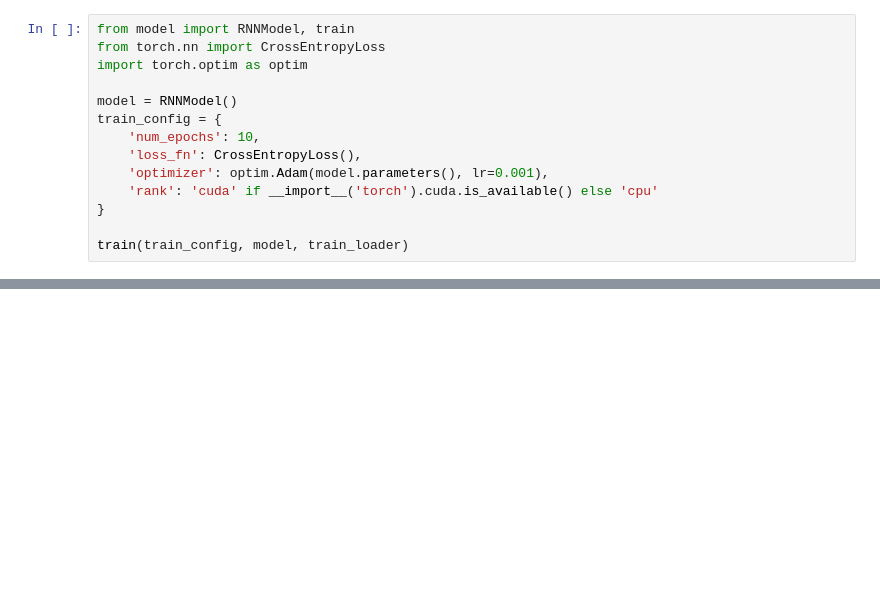
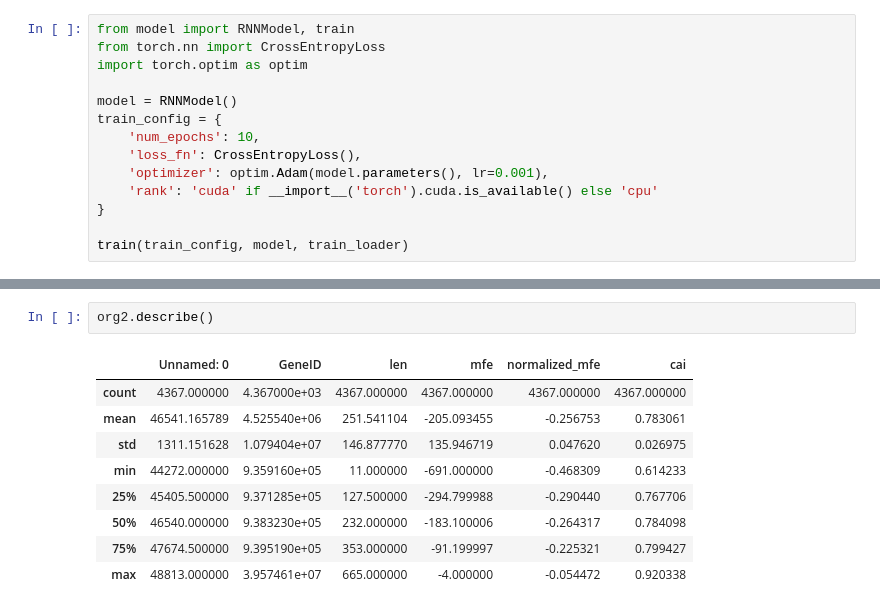
Before and after one commit to arghasree/CL_CO, a Jupyter notebook: scratch.ipynb, the cells around one changed output, grey strips where cells are left out. Drawn from its saved outputs; the diff is of its cells as text; blank space fills up the shorter version.

```diff
--- a/scratch.ipynb
+++ b/scratch.ipynb
@@ -38,0 +101,12 @@ train(train_config, model, train_loader)
+# %%
+org2.describe()
+# %% [output]
+|  | Unnamed: 0 | GeneID | len | mfe | normalized_mfe | cai |
+| count | 4367.000000 | 4.367000e+03 | 4367.000000 | 4367.000000 | 4367.000000 | 4367.000000 |
+| mean | 46541.165789 | 4.525540e+06 | 251.541104 | -205.093455 | -0.256753 | 0.783061 |
+| std | 1311.151628 | 1.079404e+07 | 146.877770 | 135.946719 | 0.047620 | 0.026975 |
+| min | 44272.000000 | 9.359160e+05 | 11.000000 | -691.000000 | -0.468309 | 0.614233 |
+| 25% | 45405.500000 | 9.371285e+05 | 127.500000 | -294.799988 | -0.290440 | 0.767706 |
+| 50% | 46540.000000 | 9.383230e+05 | 232.000000 | -183.100006 | -0.264317 | 0.784098 |
+| 75% | 47674.500000 | 9.395190e+05 | 353.000000 | -91.199997 | -0.225321 | 0.799427 |
+| max | 48813.000000 | 3.957461e+07 | 665.000000 | -4.000000 | -0.054472 | 0.920338 |
```
Also changed, not shown: parts of 9 cells of this notebook, 9 other files.
